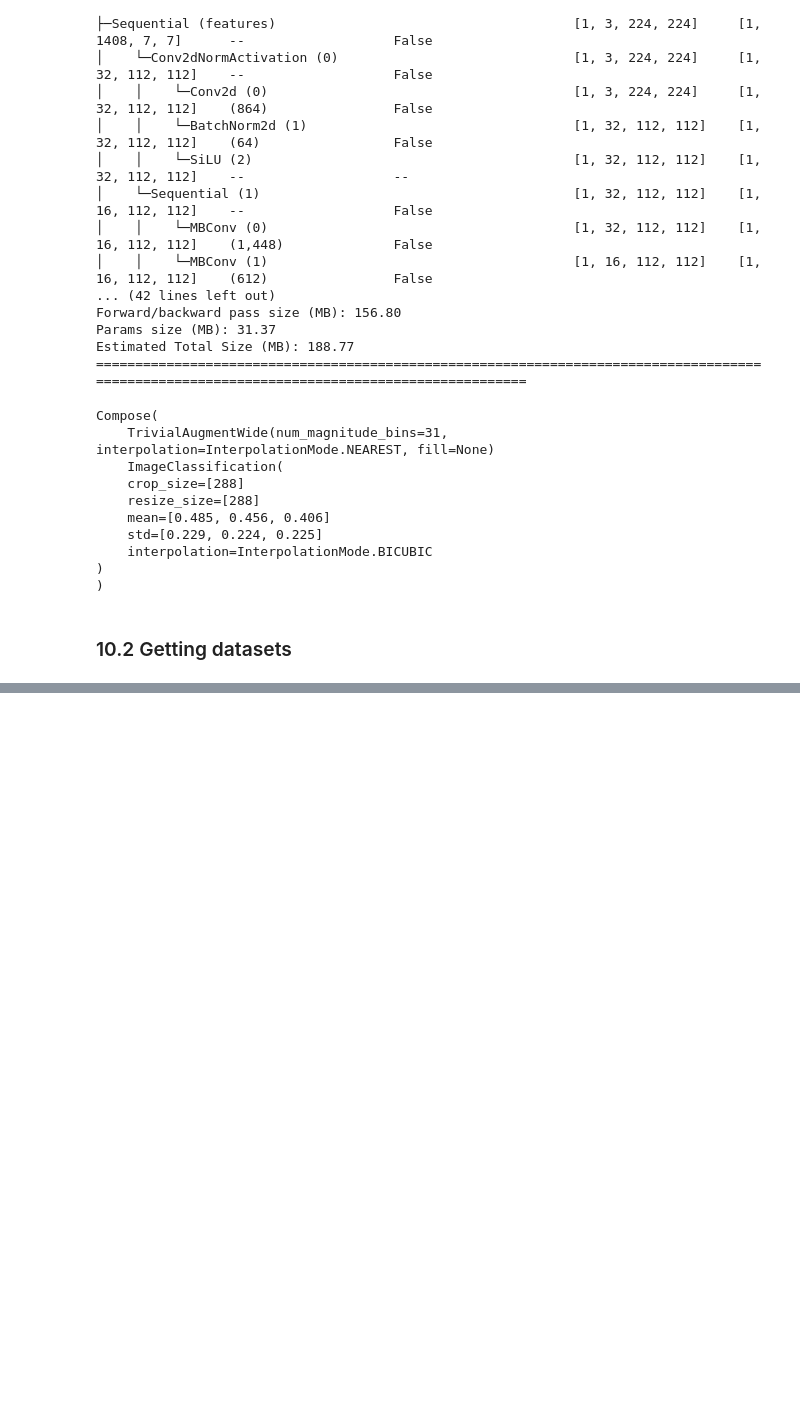
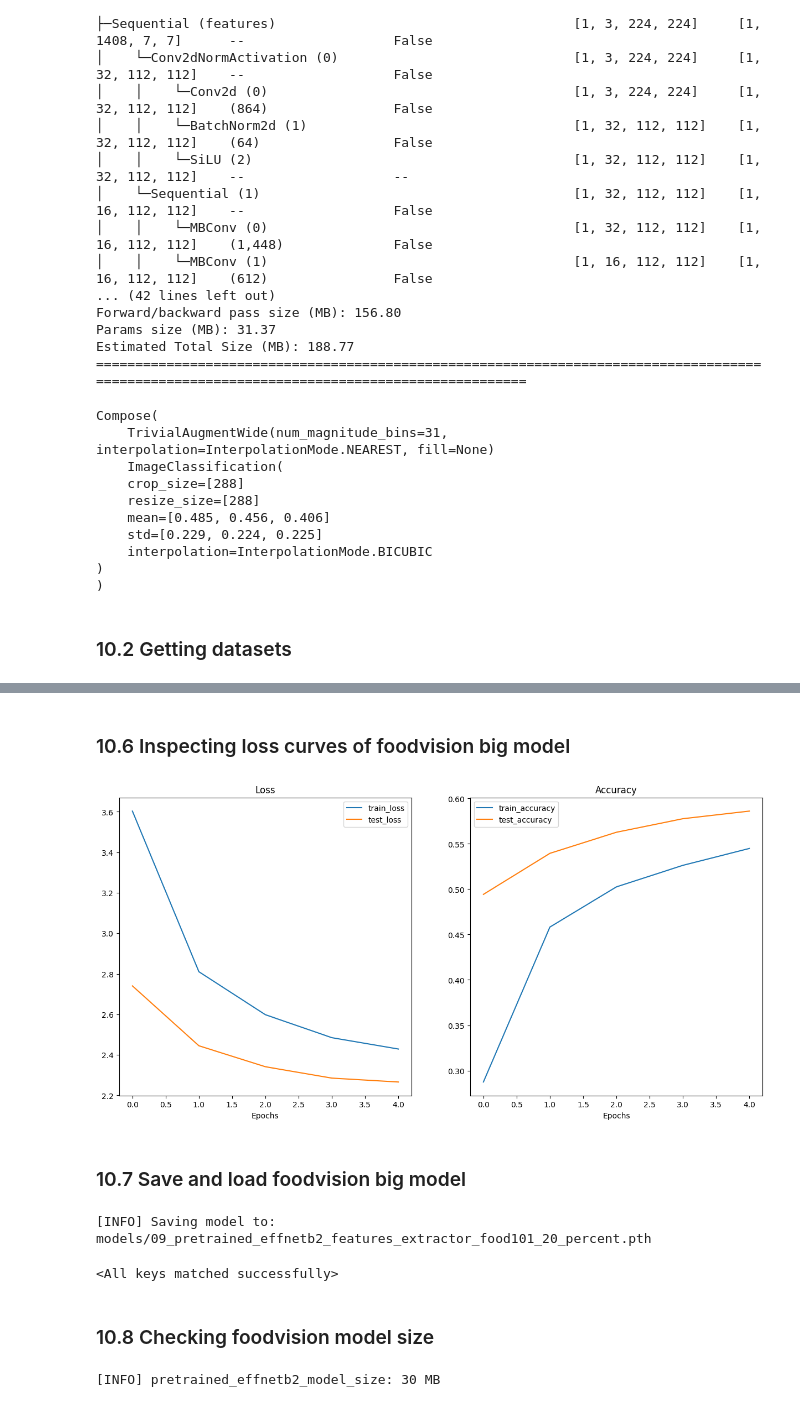
Before and after one commit to dileep9968/pytorch, a Jupyter notebook: 09_pytorch_model_deployment.ipynb, the cells around one changed output, grey strips where cells are left out. Drawn from its saved outputs; the diff is of its cells as text; code cells hidden in the pictures; blank space fills up the shorter version.

```diff
--- a/09_pytorch_model_deployment.ipynb
+++ b/09_pytorch_model_deployment.ipynb
@@ -958,0 +1004,4 @@ Compose(
+# %%
+# creating training 20% split food101
+train_data_food101_20_percent, _ = split_dataset(train_data, split_size=0.2)
+test_data_food101_20_percent, _ = split_dataset(test_data, split_size=0.2)
@@ -958,0 +1017,19 @@ Compose(
+# %%
+import torch
+import os
+
+BATCH_SIZE=32
+
+train_dataloader_food101_20_percent = torch.utils.data.DataLoader(
+    dataset=train_data_food101_20_percent,
+    batch_size=BATCH_SIZE,
+    shuffle=True,
+    num_workers=os.cpu_count()
+)
+
+test_dataloader_food101_20_percent = torch.utils.data.DataLoader(
+    dataset=test_data_food101_20_percent,
+    batch_size=BATCH_SIZE,
+    shuffle=False,
+    num_workers=os.cpu_count()
+)
@@ -958,0 +1071,17 @@ Compose(
+# %%
+from going_modular import engine
+
+optimizer = torch.optim.Adam(params=effnetb2_food101.parameters(), lr=0.001)
+loss_fn = torch.nn.CrossEntropyLoss(label_smoothing=0.1)
+device = 'cuda' if torch.cuda.is_available() else 'cpu'
+
+torch.manual_seed(42)
+torch.cuda.manual_seed(42)
+
+effnetb2_food101_result = engine.train(model = effnetb2_food101,
+                                       train_dataloader=train_dataloader_food101_20_percent,
+                                       test_dataloader = test_dataloader_food101_20_percent,
+                                       optimizer = optimizer,
+                                       loss_fn=loss_fn,
+                                       epochs =5,
+                                       device=device)
@@ -958,0 +1094,38 @@ Compose(
+# %% [markdown]
+### 10.6 Inspecting loss curves of foodvision big model
+# %%
+from helper_functions import plot_loss_curves
+
+plot_loss_curves(effnetb2_food101_result)
+# %% [output]
+[figure, added]
+# %% [markdown]
+### 10.7 Save and load foodvision big model
+# %%
+from going_modular import utils
+
+effnetb2_food101_model_path = '09_pretrained_effnetb2_features_extractor_food101_20_percent.pth'
+
+# Saving foodvision big model
+utils.save_model(model = effnetb2_food101,
+                 target_dir = 'models',
+                 model_name = effnetb2_food101_model_path)
+# %% [output]
+[INFO] Saving model to: models/09_pretrained_effnetb2_features_extractor_food101_20_percent.pth
+# %%
+# create food101 comptible effnetb2 instance
+loaded_effnet2_food101, effnetb2_transforms = create_effnetb2_model(num_classes=101)
+
+loaded_effnet2_food101.load_state_dict(torch.load(f'models/{effnetb2_food101_model_path}'))
+# %% [output]
+<All keys matched successfully>
+# %% [markdown]
+### 10.8 Checking foodvision model size
+# %%
+from pathlib import Path
+
+pretrained_effnetb2_model_size = Path('models/09_pretrained_effnetb2_features_extractor_food101_20_percent.pth').stat().st_size//(1024*1024)
+
+print(f"[INFO] pretrained_effnetb2_model_size: {pretrained_effnetb2_model_size} MB")
+# %% [output]
+[INFO] pretrained_effnetb2_model_size: 30 MB
```
Also changed, not shown: parts of 30 cells of this notebook.
